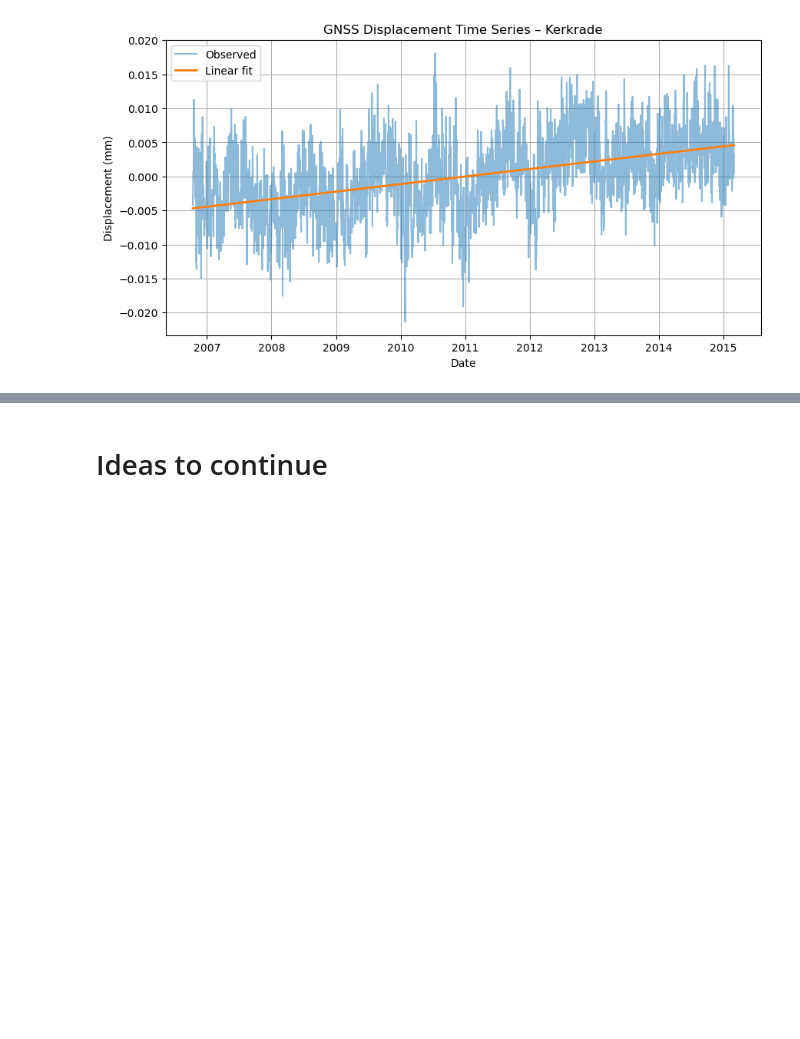
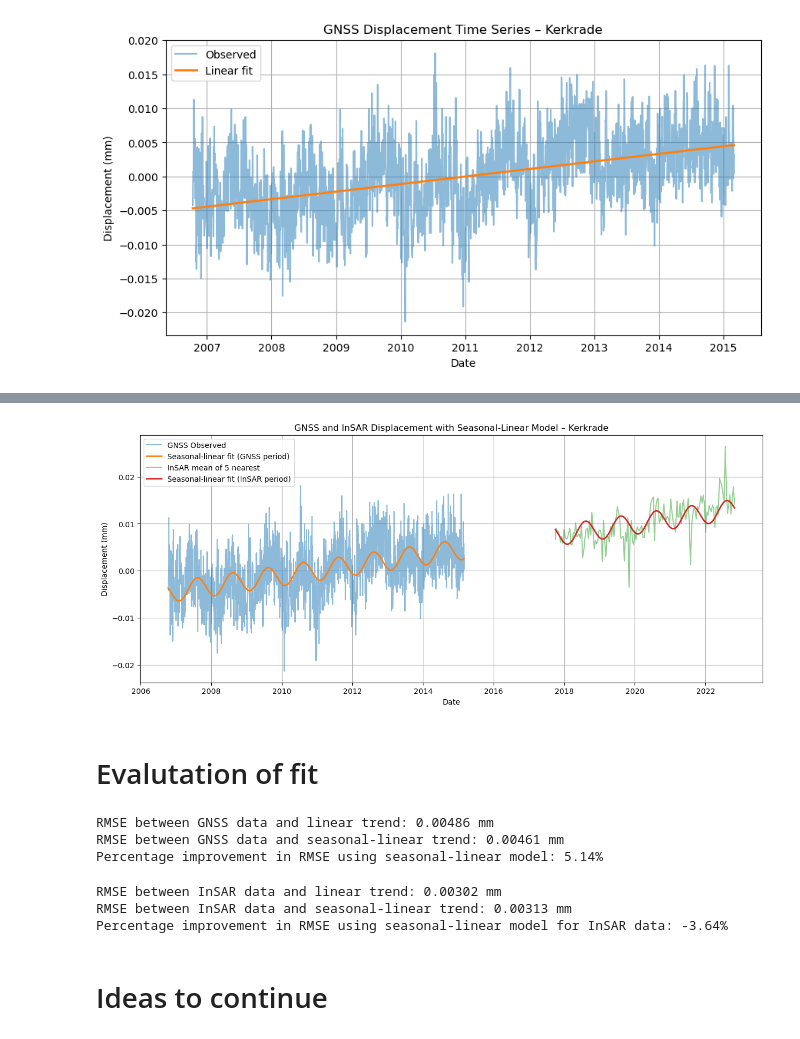
Before and after one commit to nigelwie/SHM-GH-Abandoned-Mines-Limburg, a Jupyter notebook: 02_plot_combined.ipynb, the cells around one changed output, grey strips where cells are left out. Cells and saved outputs as stored; diff of their text form; code cells hidden in the pictures; blank space fills up the shorter version.

```diff
--- a/02_plot_combined.ipynb
+++ b/02_plot_combined.ipynb
@@ -423,3 +442,51 @@ plt.show()
+# %%
+plt.figure(figsize=(15, 6))
+plt.plot(gnss_dates, gnss_u, label="GNSS Observed", alpha=0.5)
+plt.plot(gnss_dates, gnss_fit_seasonal, label="Seasonal-linear fit (GNSS period)", linewidth=2)
+plt.plot(insar_dates, insar_shift_seasonal, label=f"InSAR mean of {N} nearest", markersize=3,alpha=0.5)
+plt.plot(insar_dates, insar_fit_seasonal, label="Seasonal-linear fit (InSAR period)", linewidth=2)
+plt.xlabel("Date")
+plt.ylabel("Displacement (mm)")
+plt.title(f"GNSS and InSAR Displacement with Seasonal-Linear Model – {station_name}")
+plt.legend()
+plt.grid(True)
+plt.show()
+# %% [output]
+[figure, added]
+# %% [markdown]
+# Evalutation of fit
+# %%
+# Compare RMSE between Linear and Seonal-Linear fits
+rmse_fit = np.sqrt(np.mean((gnss_u - gnss_fit_linear) ** 2))
+print(f"RMSE between GNSS data and linear trend: {rmse_fit:.5f} mm")
+
+rmse_seasonal = np.sqrt(np.mean((gnss_u - gnss_fit_seasonal) ** 2))
+print(f"RMSE between GNSS data and seasonal-linear trend: {rmse_seasonal:.5f} mm")
+
+# Percentage improvement
+improvement = ((rmse_fit - rmse_seasonal) / rmse_fit) * 100
+print(f"Percentage improvement in RMSE using seasonal-linear model: {improvement:.2f}%")
+# %% [output]
+RMSE between GNSS data and linear trend: 0.00486 mm
+RMSE between GNSS data and seasonal-linear trend: 0.00461 mm
+Percentage improvement in RMSE using seasonal-linear model: 5.14%
+# %%
+# Compare RMSE between InSAR data
+# Calculate the RSME between InSAR data and linear trend
+rmse_lin = np.sqrt(np.mean((insar_mean_u_shift - insar_fit_linear) ** 2))
+print(f"RMSE between InSAR data and linear trend: {rmse_lin:.5f} mm")
+
+# Calculate the RSME between InSAR data and seasonal-linear trend
+rmse_seasonal_insar = np.sqrt(np.mean((insar_shift_seasonal - insar_fit_seasonal) ** 2))
+print(f"RMSE between InSAR data and seasonal-linear trend: {rmse_seasonal_insar:.5f} mm")
+
+# Percentage improvement
+improvement_insar = ((rmse_lin - rmse_seasonal_insar) / rmse_lin) * 100
+print(f"Percentage improvement in RMSE using seasonal-linear model for InSAR data: {improvement_insar:.2f}%")
+# %% [output]
+RMSE between InSAR data and linear trend: 0.00302 mm
+RMSE between InSAR data and seasonal-linear trend: 0.00313 mm
+Percentage improvement in RMSE using seasonal-linear model for InSAR data: -3.64%
 # %% [markdown]
 # Ideas to continue
 # %% [markdown]
```
Also changed, not shown: parts of 11 cells of this notebook.
